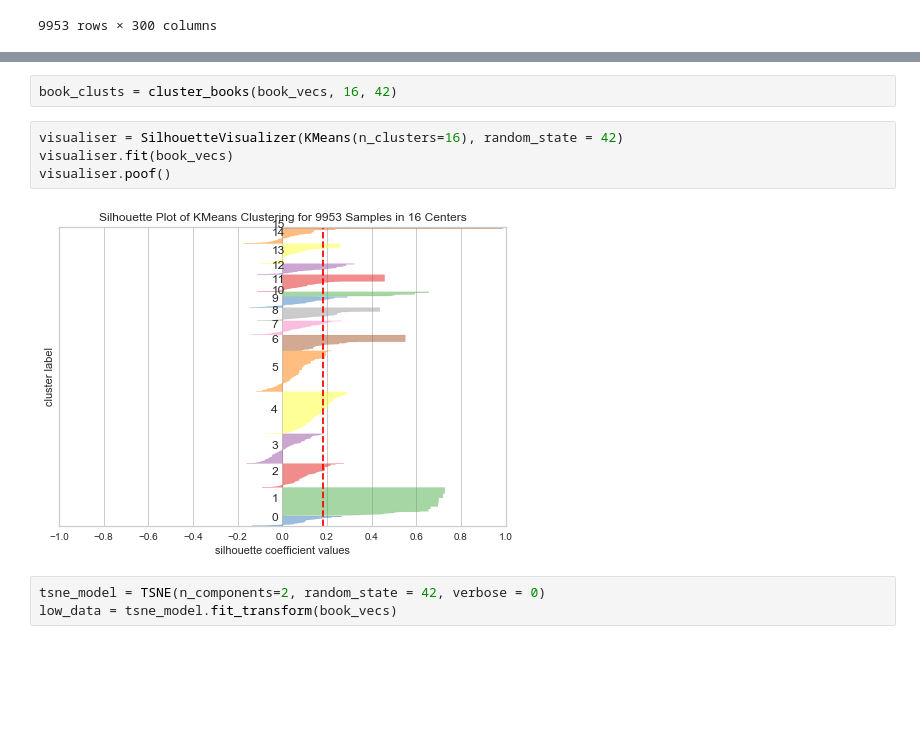
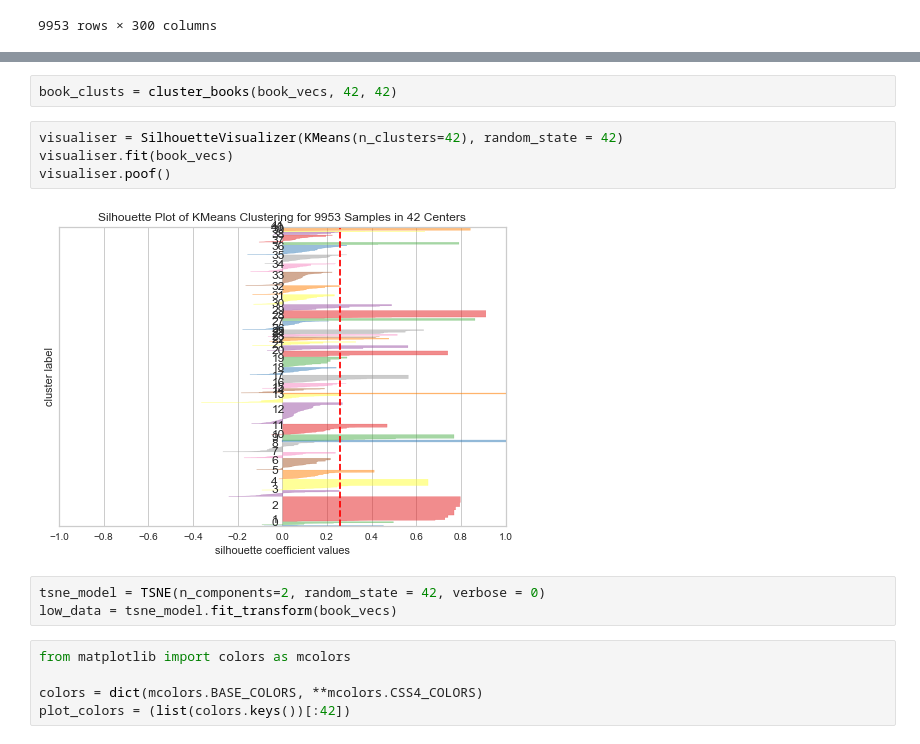
Before and after one commit to konelson/goodreads, a Jupyter notebook: cluster_books.ipynb, the cells around one changed output, grey strips where cells are left out. Drawn from its saved outputs; the diff is of its cells as text; blank space fills up the shorter version.

Commit message:
Update cluster file

```diff
--- a/cluster_books.ipynb
+++ b/cluster_books.ipynb
@@ -69,12 +71,17 @@ plt.savefig("cluster_plot")
 # %%
-book_clusts = cluster_books(book_vecs, 16, 42)
+book_clusts = cluster_books(book_vecs, 42, 42)
 # %%
-visualiser = SilhouetteVisualizer(KMeans(n_clusters=16), random_state = 42)
+visualiser = SilhouetteVisualizer(KMeans(n_clusters=42), random_state = 42)
 visualiser.fit(book_vecs)
 visualiser.poof()
 # %% [output]
-[figure, old version]
+[figure, new version]
 # %%
 tsne_model = TSNE(n_components=2, random_state = 42, verbose = 0)
 low_data = tsne_model.fit_transform(book_vecs)
+# %%
+from matplotlib import colors as mcolors
+
+colors = dict(mcolors.BASE_COLORS, **mcolors.CSS4_COLORS)
+plot_colors = (list(colors.keys())[:42])
 # %%
```
Also changed, not shown: parts of 13 cells of this notebook.
